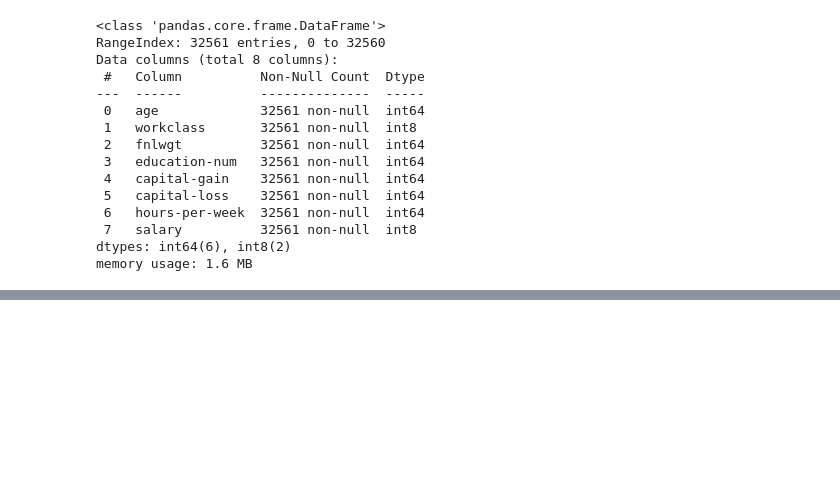
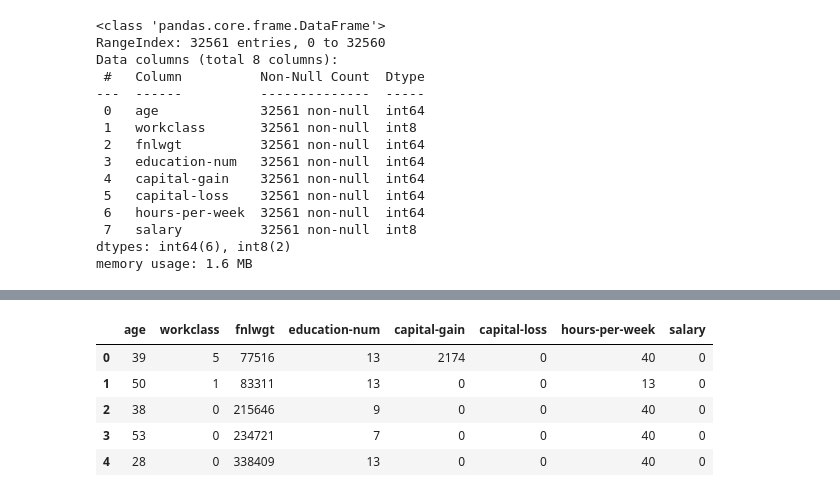
Before and after one commit to chandansinghthakur/adult_census_income_prediction, a Jupyter notebook: notebook/ex2.ipynb, the cells around one changed output, grey strips where cells are left out. Cells and saved outputs as stored; diff of their text form; code cells hidden in the pictures; blank space fills up the shorter version.

```diff
--- a/notebook/ex2.ipynb
+++ b/notebook/ex2.ipynb
@@ -592,0 +683,11 @@ memory usage: 1.6 MB
+# %%
+df['workclass']=df['workclass'].map({' Private': 0, ' Self-emp-not-inc': 1, ' Self-emp-inc': 2, ' Federal-gov': 3, ' Local-gov': 4, ' State-gov': 5, ' Without-pay': 6, ' Never-worked': 7})
+# %%
+df.head()
+# %% [output]
+|  | age | workclass | fnlwgt | education-num | capital-gain | capital-loss | hours-per-week | salary |
+| 0 | 39 | 5 | 77516 | 13 | 2174 | 0 | 40 | 0 |
+| 1 | 50 | 1 | 83311 | 13 | 0 | 0 | 13 | 0 |
+| 2 | 38 | 0 | 215646 | 9 | 0 | 0 | 40 | 0 |
+| 3 | 53 | 0 | 234721 | 7 | 0 | 0 | 40 | 0 |
+| 4 | 28 | 0 | 338409 | 13 | 0 | 0 | 40 | 0 |
```
Also changed, not shown: parts of 16 cells of this notebook, 38 other files.
